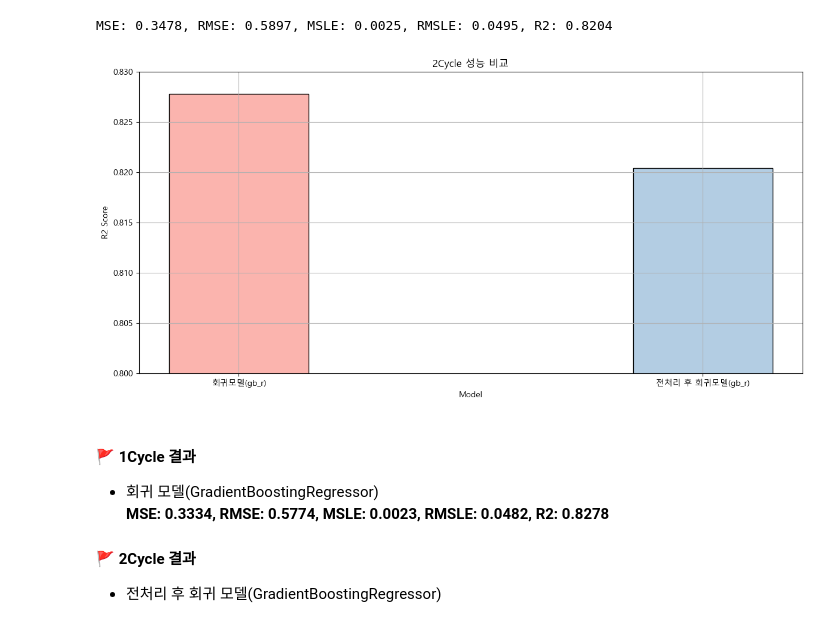
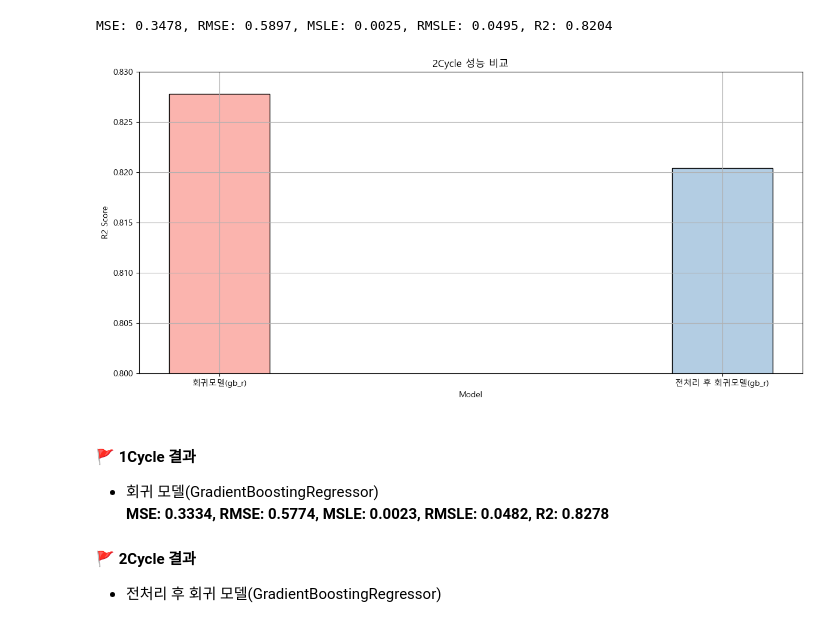
Before and after one commit to songseogyeong/project-machine_learning, a Jupyter notebook: 03_regression/medical_insurance_Project/2Cycle.ipynb, the cells around one changed output. Cells and saved outputs as stored; diff of their text form; code cells hidden in the pictures.

Commit message:
medical insurance project 1Cycle

```diff
--- a/03_regression/medical_insurance_Project/2Cycle.ipynb
+++ b/03_regression/medical_insurance_Project/2Cycle.ipynb
@@ -316,30 +316,30 @@ cycle2 = pd.DataFrame(cycle2_data)
 # %%
 import matplotlib.pyplot as plt
 import numpy as np
 
 # 한글 폰트 경로 설정
 plt.rcParams['font.family'] ='Malgun Gothic'
 plt.rcParams['axes.unicode_minus'] =False
 
 # 그래프 그리기
 plt.figure(figsize=(12, 6))
 
 # 컬러맵 가져오기
 cmap = plt.get_cmap('Pastel1')
 
-plt.bar(cycle2['model'], cycle2['R2'], color=cmap(np.array([0, 1, 2])), edgecolor='black', width=0.3)
+plt.bar(cycle2['model'], cycle2['R2'], color=cmap(np.array([0, 1, 2])), edgecolor='black', width=0.2)
 plt.title('2Cycle 성능 비교')
 plt.xlabel('Model')
 plt.ylabel('R2 Score')
 plt.grid(True)
 
 # y축의 범위 지정
 plt.ylim(0.8, 0.83)
 
 plt.tight_layout()
 plt.show()
 # %% [output]
-[figure, old version]
+[figure, new version]
 # %% [markdown]
 #### 🚩 1Cycle 결과
 - 회귀 모델(GradientBoostingRegressor)
```
